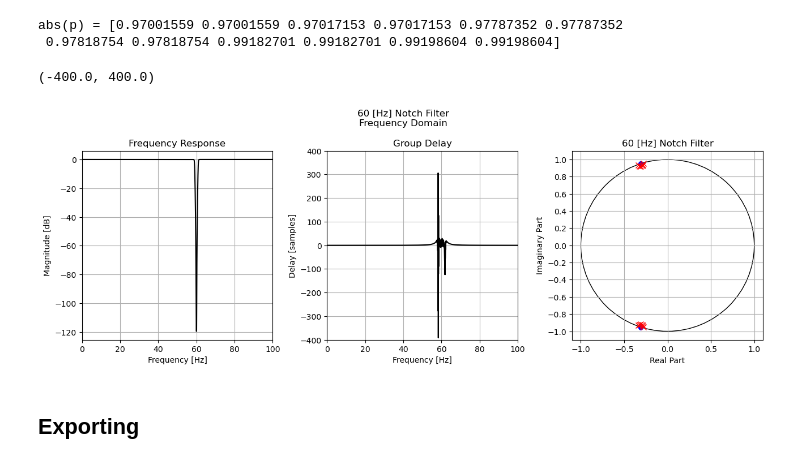
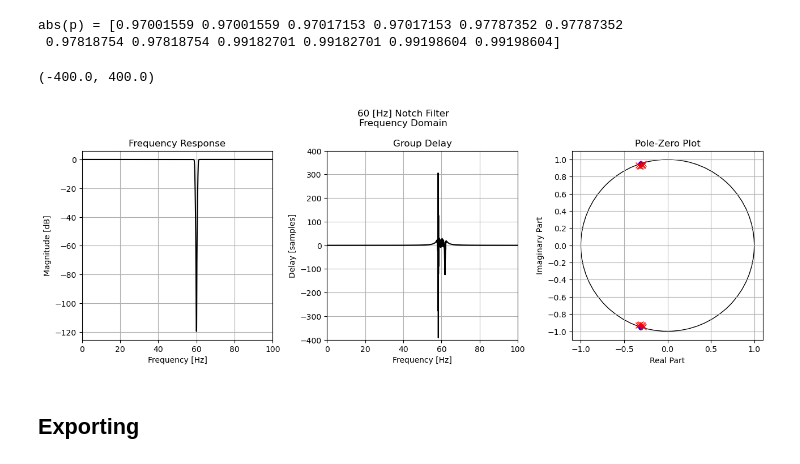
Before and after one commit to bryanmcelvy/microHeartMonitor, a Jupyter notebook: tools/filter_design/daq_filt_design.ipynb, the cells around one changed output. Saved outputs shown, nothing was run; the diff lists cells and outputs as text; code cells hidden in the pictures.

Commit message:
Fix issue with notch filter's freq. response plots

```diff
--- a/tools/filter_design/daq_filt_design.ipynb
+++ b/tools/filter_design/daq_filt_design.ipynb
@@ -180,15 +180,15 @@ abs(p) = [0.97001559 0.97001559 0.97017153 0.97017153 0.97787352 0.97787352
 # %%
 fig_notch, axs_notch = plt.subplots(1, 3, tight_layout=True, figsize=figSize)
 
 b2, a2 = signal.sos2tf(sos2)
 plot_freq_domain(b2, a2, fs=fs, in_dB=True, ax1=axs_notch[0], ax2=axs_notch[1], filt_name="60 [Hz] Notch Filter")
-plot_pole_zero(b2, a2, ax=axs_notch[2], filt_name="60 [Hz] Notch Filter")
+plot_pole_zero(b2, a2, ax=axs_notch[2])
 
 plt.sca(axs_notch[1])
 plt.ylim(np.array([-1, 1]) * 400)
 # %% [output]
 (-400.0, 400.0)
-[figure, old version]
+[figure, new version]
 # %% [markdown]
 ## Exporting
 # %%
```
Also changed, not shown: 1 other file.
